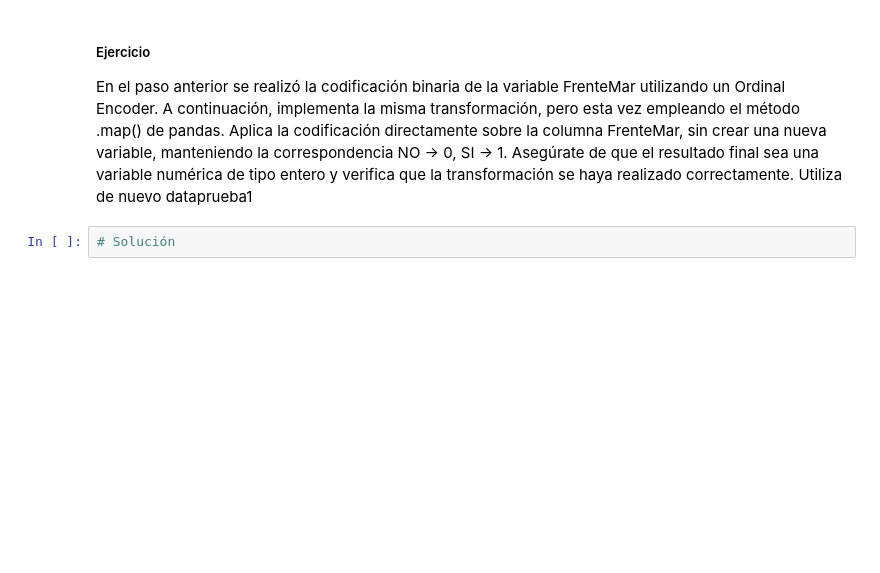
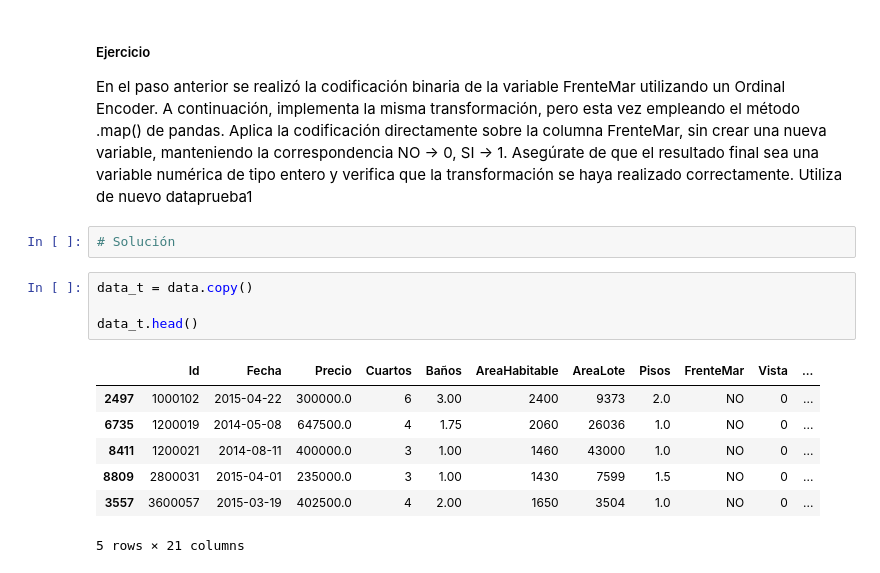
Before and after one commit to jeronimov10/Aprendizaje-en-maquina, a Jupyter notebook: Practicas/Practica2/LimpiezaTransformacion.ipynb, the cells around one changed output. Saved outputs shown, nothing was run; the diff lists cells and outputs as text; blank space fills up the shorter version.

```diff
--- a/Practicas/Practica2/LimpiezaTransformacion.ipynb
+++ b/Practicas/Practica2/LimpiezaTransformacion.ipynb
@@ -896,3 +831,15 @@ Name: count, dtype: int64
 En el paso anterior se realizó la codificación binaria de la variable FrenteMar utilizando un Ordinal Encoder. A continuación, implementa la misma transformación, pero esta vez empleando el método .map() de pandas. Aplica la codificación directamente sobre la columna FrenteMar, sin crear una nueva variable, manteniendo la correspondencia NO → 0, SI → 1. Asegúrate de que el resultado final sea una variable numérica de tipo entero y verifica que la transformación se haya realizado correctamente. Utiliza de nuevo dataprueba1
 # %%
 # Solución
+# %%
+data_t = data.copy()
+
+data_t.head()
+# %% [output]
+|  | Id | Fecha | Precio | Cuartos | Baños | AreaHabitable | AreaLote | Pisos | FrenteMar | Vista | ... |
+| 2497 | 1000102 | 2015-04-22 | 300000.0 | 6 | 3.00 | 2400 | 9373 | 2.0 | NO | 0 | ... |
+| 6735 | 1200019 | 2014-05-08 | 647500.0 | 4 | 1.75 | 2060 | 26036 | 1.0 | NO | 0 | ... |
+| 8411 | 1200021 | 2014-08-11 | 400000.0 | 3 | 1.00 | 1460 | 43000 | 1.0 | NO | 0 | ... |
+| 8809 | 2800031 | 2015-04-01 | 235000.0 | 3 | 1.00 | 1430 | 7599 | 1.5 | NO | 0 | ... |
+| 3557 | 3600057 | 2015-03-19 | 402500.0 | 4 | 2.00 | 1650 | 3504 | 1.0 | NO | 0 | ... |
+5 rows × 21 columns
```
Also changed, not shown: parts of 12 cells of this notebook, 4 other files.
